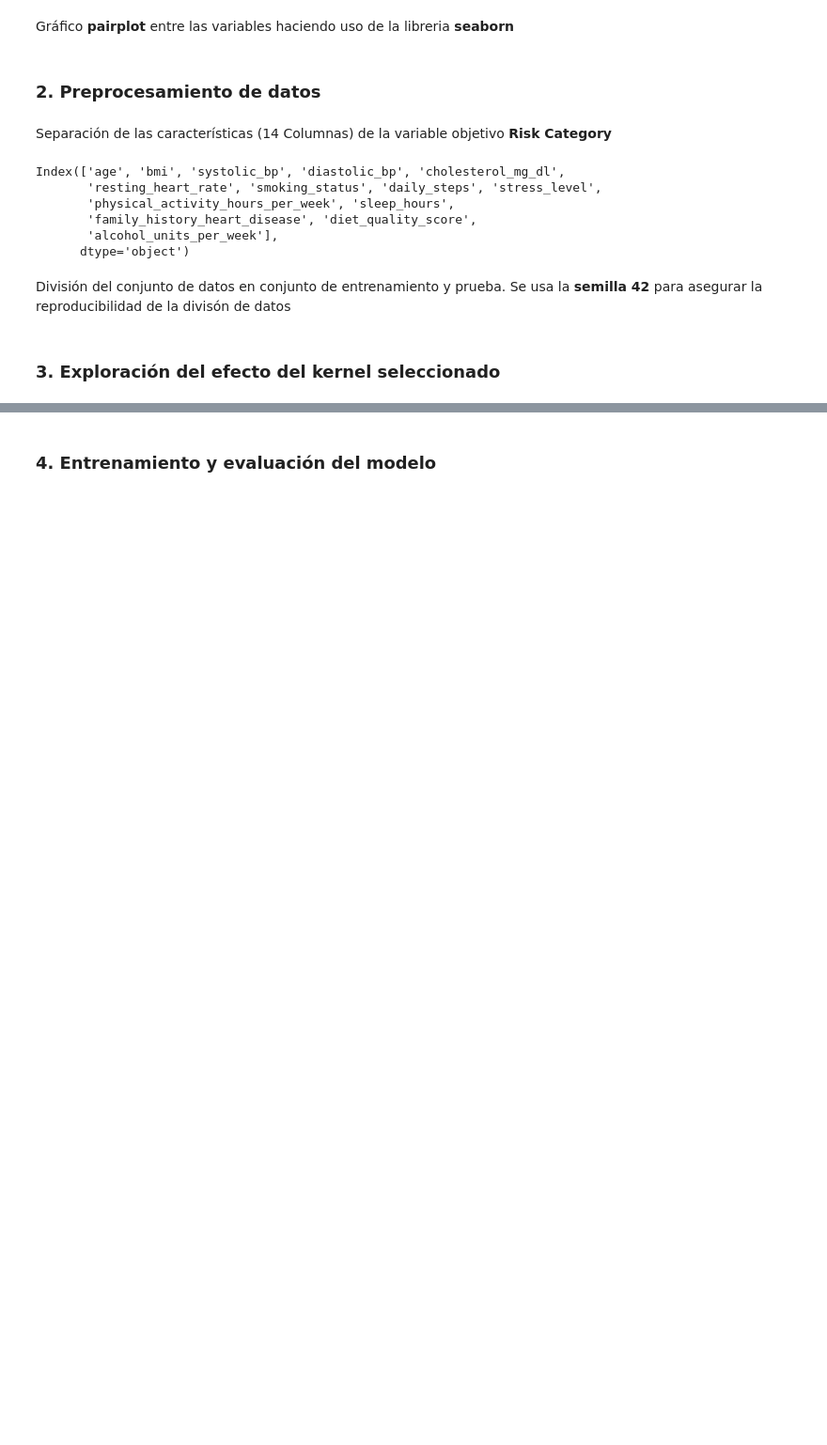
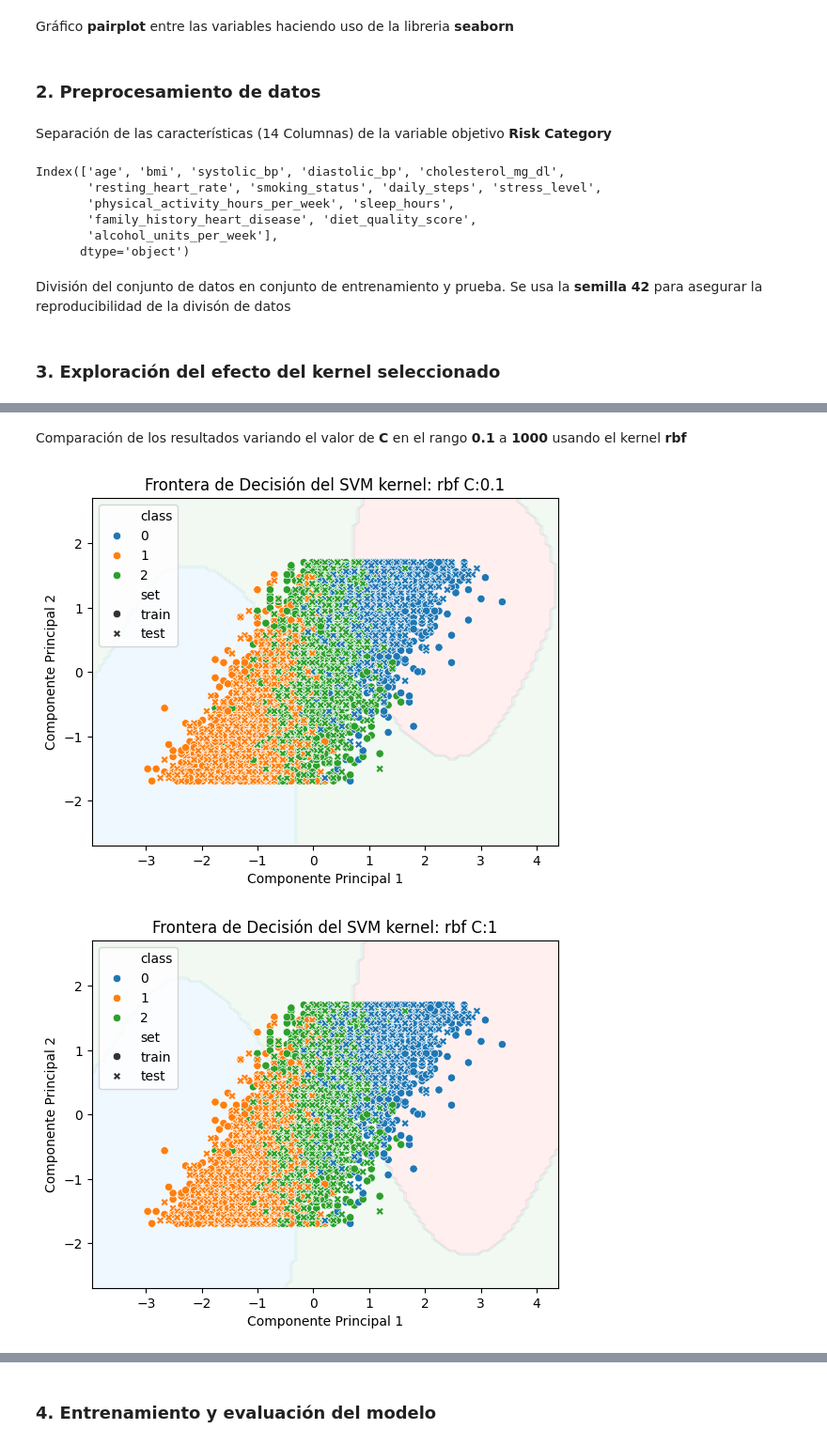
Before and after one commit to ISIS-4219-Assignments/Assignment-3, a Jupyter notebook: src/laboratorio_3_actividad.ipynb, the cells around one changed output, grey strips where cells are left out. Shown at 94% size. Drawn from its saved outputs; the diff is of its cells as text; code cells hidden in the pictures; blank space fills up the shorter version.

```diff
--- a/src/laboratorio_3_actividad.ipynb
+++ b/src/laboratorio_3_actividad.ipynb
@@ -164,0 +254,10 @@ X_train, X_test, y_train, y_test = train_test_split(X, y, test_size = 0.2, rando
+# %% [markdown]
+Comparación de los resultados variando el valor de **C** en el rango **0.1** a **1000** usando el kernel **rbf**
+# %%
+C_values = [0.1, 1, 10, 1000]
+
+for c in C_values:
+    plot_frontier_svc(X_plot, y_encoded, kernel = "rbf", C = c)
+# %% [output]
+[figure, added]
+[figure, added]
```
Also changed, not shown: parts of 19 cells of this notebook.
